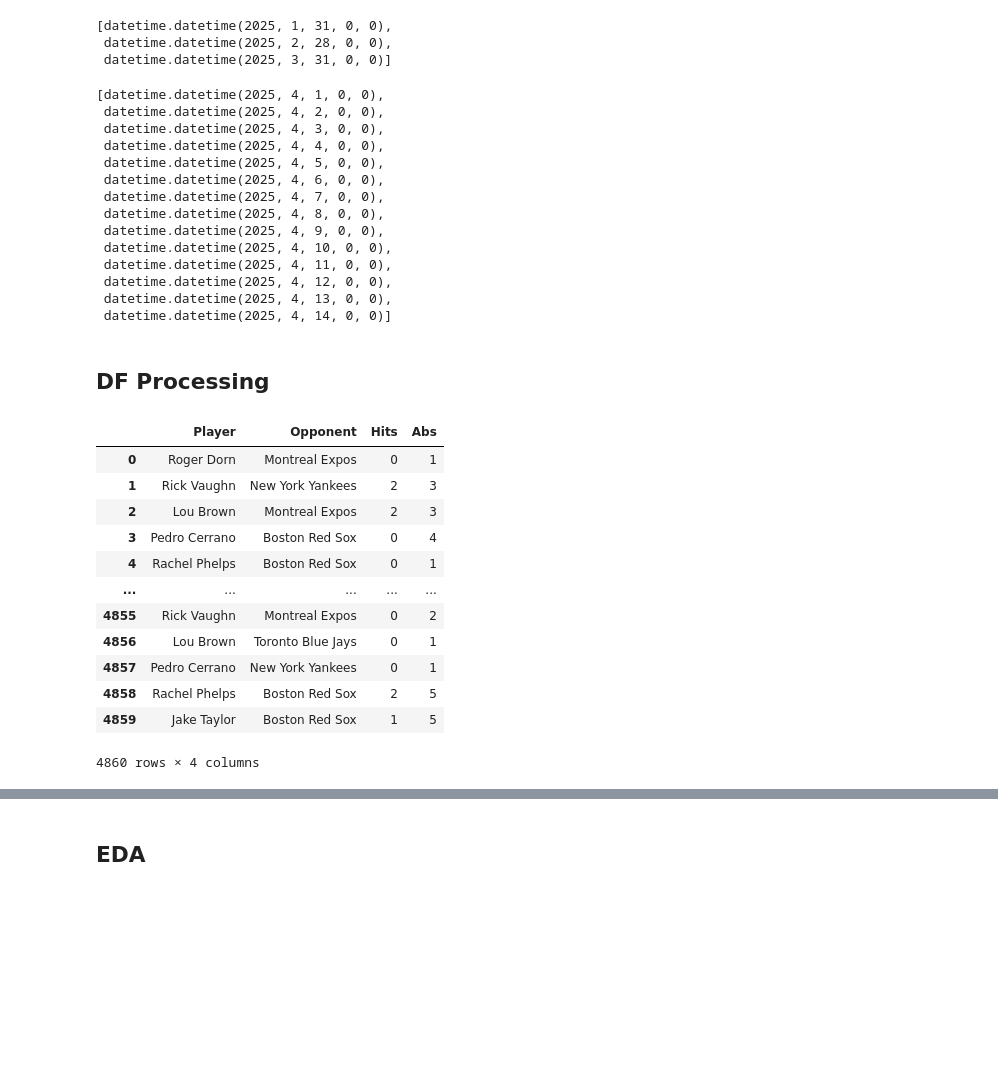
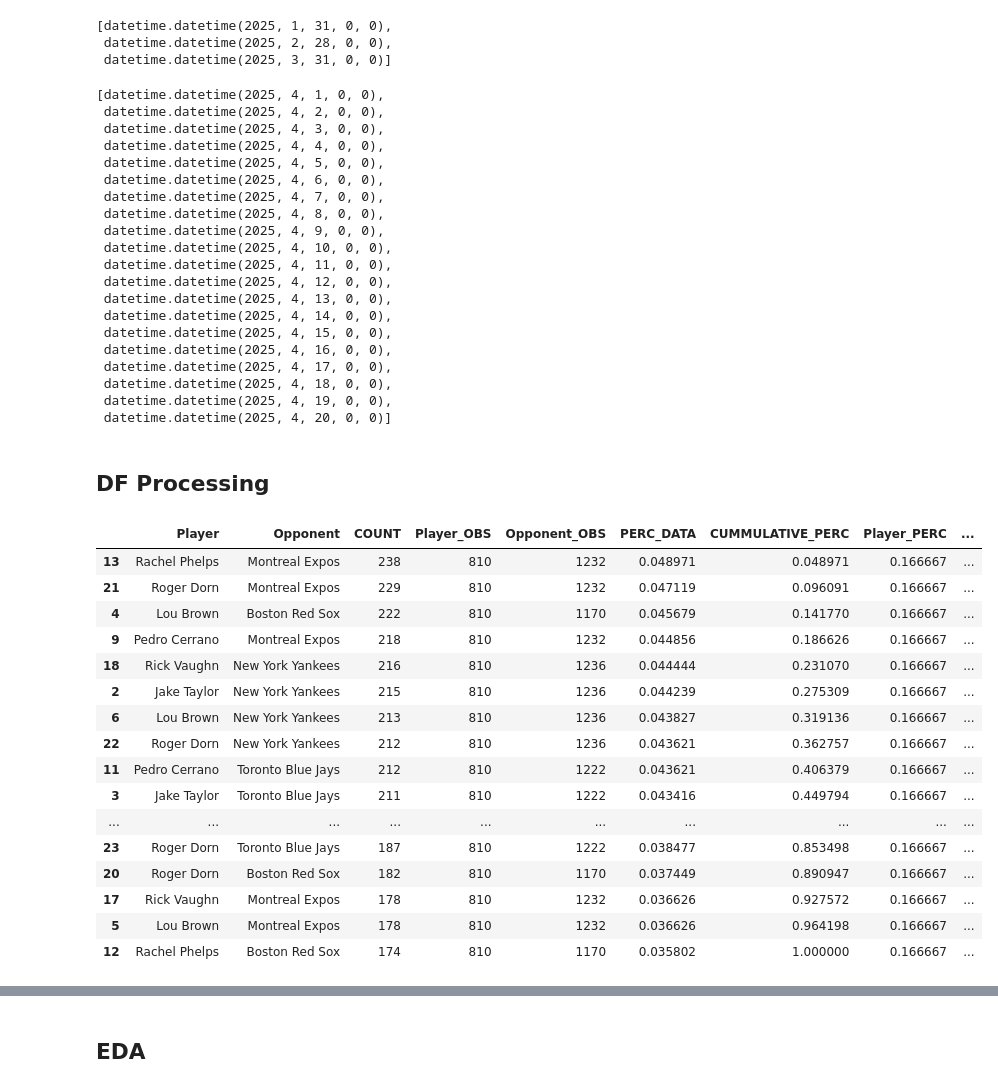
Before and after one commit to derek-dewald/Python_Tools, a Jupyter notebook: JupyterNotebooks/Function Examples.ipynb, the cells around one changed output, grey strips where cells are left out. Saved outputs shown, nothing was run; the diff lists cells and outputs as text; code cells hidden in the pictures; blank space fills up the shorter version.

```diff
--- a/JupyterNotebooks/Function Examples.ipynb
+++ b/JupyterNotebooks/Function Examples.ipynb
@@ -89,0 +113,5 @@ ParamterMapping()
+# %%
+
+from DataSets import diabetes_df,iris_df
+example_dict['sklearn_dataset'] =1
+diabetes_df
@@ -93,17 +135,19 @@ ParamterMapping()
 ## A Number of Function related to Date Manipulation
 # %%
 from DateFunctions import MonthSelector,CreateMonthList,generate_day_list
-
+example_dict['MonthSelector']=1
 MonthSelector()
 # %% [output]
 datetime.datetime(2025, 3, 31, 0, 0)
 # %%
+example_dict['CreateMonthList']=1
 CreateMonthList(0,3,sort_ascending=1)
 # %% [output]
 [datetime.datetime(2025, 1, 31, 0, 0),
  datetime.datetime(2025, 2, 28, 0, 0),
  datetime.datetime(2025, 3, 31, 0, 0)]
 # %%
+example_dict['generate_day_list']=1
 generate_day_list(datetime.datetime(2025,4,1))
 # %% [output]
 [datetime.datetime(2025, 4, 1, 0, 0),
@@ -119,24 +163,35 @@ generate_day_list(datetime.datetime(2025,4,1))
  datetime.datetime(2025, 4, 11, 0, 0),
  datetime.datetime(2025, 4, 12, 0, 0),
  datetime.datetime(2025, 4, 13, 0, 0),
- datetime.datetime(2025, 4, 14, 0, 0)]
+ datetime.datetime(2025, 4, 14, 0, 0),
+ datetime.datetime(2025, 4, 15, 0, 0),
+ datetime.datetime(2025, 4, 16, 0, 0),
+ datetime.datetime(2025, 4, 17, 0, 0),
+ datetime.datetime(2025, 4, 18, 0, 0),
+ datetime.datetime(2025, 4, 19, 0, 0),
+ datetime.datetime(2025, 4, 20, 0, 0)]
 # %% [markdown]
 ## DF Processing
 # %%
-from DFProcessing import DataFrameColumnObservations,CombineLists,FilterDataframe
-DataFrameColumnObservations(final_df,['Player','Opponent'])
+from DFProcessing import DataFrameColumnObservations,CombineLists,FilterDataframe,TransposePivotTable
+example_dict['DataFrameColumnObservations']=1
+DataFrameColumnObservations(fake_bb_df,['Player','Opponent'])
 # %% [output]
-|  | Player | Opponent | Hits | Abs |
-| 0 | Roger Dorn | Montreal Expos | 0 | 1 |
-| 1 | Rick Vaughn | New York Yankees | 2 | 3 |
-| 2 | Lou Brown | Montreal Expos | 2 | 3 |
-| 3 | Pedro Cerrano | Boston Red Sox | 0 | 4 |
-| 4 | Rachel Phelps | Boston Red Sox | 0 | 1 |
-| ... | ... | ... | ... | ... |
-| 4855 | Rick Vaughn | Montreal Expos | 0 | 2 |
-| 4856 | Lou Brown | Toronto Blue Jays | 0 | 1 |
-| 4857 | Pedro Cerrano | New York Yankees | 0 | 1 |
-| 4858 | Rachel Phelps | Boston Red Sox | 2 | 5 |
-| 4859 | Jake Taylor | Boston Red Sox | 1 | 5 |
+|  | Player | Opponent | COUNT | Player_OBS | Opponent_OBS | PERC_DATA | CUMMULATIVE_PERC | Player_PERC | ... |
+| 13 | Rachel Phelps | Montreal Expos | 238 | 810 | 1232 | 0.048971 | 0.048971 | 0.166667 | ... |
+| 21 | Roger Dorn | Montreal Expos | 229 | 810 | 1232 | 0.047119 | 0.096091 | 0.166667 | ... |
+| 4 | Lou Brown | Boston Red Sox | 222 | 810 | 1170 | 0.045679 | 0.141770 | 0.166667 | ... |
+| 9 | Pedro Cerrano | Montreal Expos | 218 | 810 | 1232 | 0.044856 | 0.186626 | 0.166667 | ... |
+| 18 | Rick Vaughn | New York Yankees | 216 | 810 | 1236 | 0.044444 | 0.231070 | 0.166667 | ... |
+| 2 | Jake Taylor | New York Yankees | 215 | 810 | 1236 | 0.044239 | 0.275309 | 0.166667 | ... |
+| 6 | Lou Brown | New York Yankees | 213 | 810 | 1236 | 0.043827 | 0.319136 | 0.166667 | ... |
+| 22 | Roger Dorn | New York Yankees | 212 | 810 | 1236 | 0.043621 | 0.362757 | 0.166667 | ... |
+| 11 | Pedro Cerrano | Toronto Blue Jays | 212 | 810 | 1222 | 0.043621 | 0.406379 | 0.166667 | ... |
+| 3 | Jake Taylor | Toronto Blue Jays | 211 | 810 | 1222 | 0.043416 | 0.449794 | 0.166667 | ... |
+| ... | ... | ... | ... | ... | ... | ... | ... | ... | ... |
+| 23 | Roger Dorn | Toronto Blue Jays | 187 | 810 | 1222 | 0.038477 | 0.853498 | 0.166667 | ... |
+| 20 | Roger Dorn | Boston Red Sox | 182 | 810 | 1170 | 0.037449 | 0.890947 | 0.166667 | ... |
+| 17 | Rick Vaughn | Montreal Expos | 178 | 810 | 1232 | 0.036626 | 0.927572 | 0.166667 | ... |
+| 5 | Lou Brown | Montreal Expos | 178 | 810 | 1232 | 0.036626 | 0.964198 | 0.166667 | ... |
+| 12 | Rachel Phelps | Boston Red Sox | 174 | 810 | 1170 | 0.035802 | 1.000000 | 0.166667 | ... |
-4860 rows × 4 columns
 # %%
```
Also changed, not shown: parts of 28 cells of this notebook, 28 other files.
